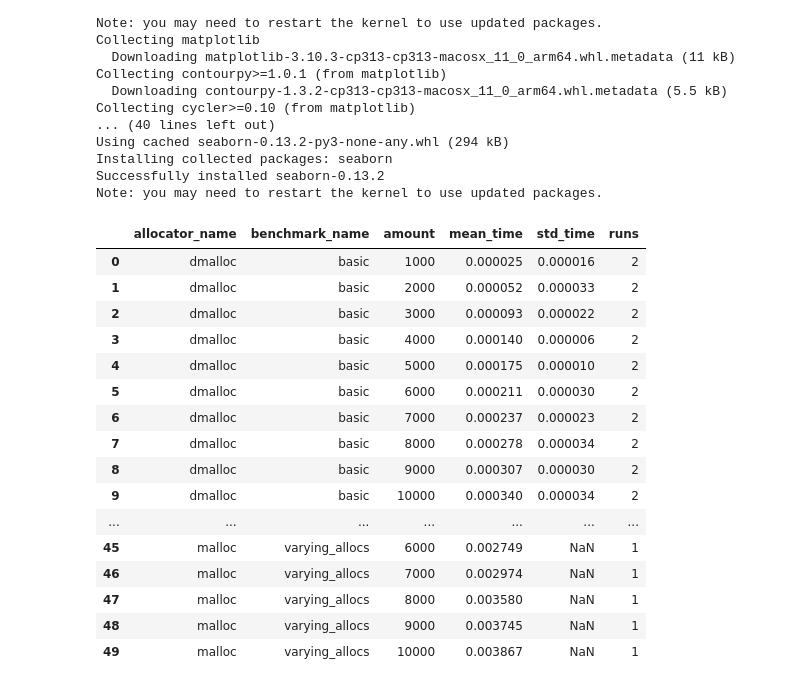
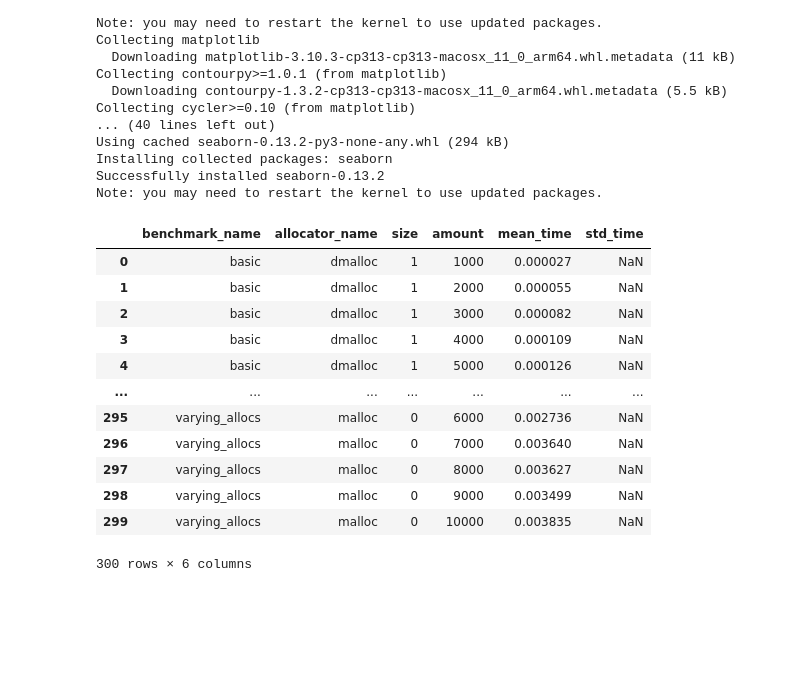
Before and after one commit to MichaelDuPlessis/dmalloc, a Jupyter notebook: notebooks/sol.ipynb, the cells around one changed output. Cells and saved outputs as stored; diff of their text form; code cells hidden in the pictures; blank space fills up the shorter version.

```diff
--- a/notebooks/sol.ipynb
+++ b/notebooks/sol.ipynb
@@ -27,35 +27,32 @@ import matplotlib.pyplot as plt
 import seaborn as sns
 # %%
 files = glob.glob("../results/*.csv")
+df = pd.concat([pd.read_csv(f) for f in files], ignore_index=True)
 
-dfs = [pd.read_csv(file) for file in files]
-df = pd.concat(dfs, ignore_index=True)
+# Convert size to int if not already
+df["size"] = df["size"].astype(int)
 
-summary = df.groupby(["allocator_name", "benchmark_name", "amount"]).agg(
+# Aggregate: get mean and std
+summary = df.groupby(["benchmark_name", "allocator_name", "size", "amount"]).agg(
     mean_time=("total_time", "mean"),
-    std_time=("total_time", "std"),
-    runs=("total_time", "count")
+    std_time=("total_time", "std")
 ).reset_index()
 
 summary
 # %% [output]
-|  | allocator_name | benchmark_name | amount | mean_time | std_time | runs |
-| 0 | dmalloc | basic | 1000 | 0.000025 | 0.000016 | 2 |
-| 1 | dmalloc | basic | 2000 | 0.000052 | 0.000033 | 2 |
-| 2 | dmalloc | basic | 3000 | 0.000093 | 0.000022 | 2 |
-| 3 | dmalloc | basic | 4000 | 0.000140 | 0.000006 | 2 |
-| 4 | dmalloc | basic | 5000 | 0.000175 | 0.000010 | 2 |
-| 5 | dmalloc | basic | 6000 | 0.000211 | 0.000030 | 2 |
-| 6 | dmalloc | basic | 7000 | 0.000237 | 0.000023 | 2 |
-| 7 | dmalloc | basic | 8000 | 0.000278 | 0.000034 | 2 |
-| 8 | dmalloc | basic | 9000 | 0.000307 | 0.000030 | 2 |
-| 9 | dmalloc | basic | 10000 | 0.000340 | 0.000034 | 2 |
+|  | benchmark_name | allocator_name | size | amount | mean_time | std_time |
+| 0 | basic | dmalloc | 1 | 1000 | 0.000027 | NaN |
+| 1 | basic | dmalloc | 1 | 2000 | 0.000055 | NaN |
+| 2 | basic | dmalloc | 1 | 3000 | 0.000082 | NaN |
+| 3 | basic | dmalloc | 1 | 4000 | 0.000109 | NaN |
+| 4 | basic | dmalloc | 1 | 5000 | 0.000126 | NaN |
 | ... | ... | ... | ... | ... | ... | ... |
-| 45 | malloc | varying_allocs | 6000 | 0.002749 | NaN | 1 |
-| 46 | malloc | varying_allocs | 7000 | 0.002974 | NaN | 1 |
-| 47 | malloc | varying_allocs | 8000 | 0.003580 | NaN | 1 |
-| 48 | malloc | varying_allocs | 9000 | 0.003745 | NaN | 1 |
-| 49 | malloc | varying_allocs | 10000 | 0.003867 | NaN | 1 |
+| 295 | varying_allocs | malloc | 0 | 6000 | 0.002736 | NaN |
+| 296 | varying_allocs | malloc | 0 | 7000 | 0.003640 | NaN |
+| 297 | varying_allocs | malloc | 0 | 8000 | 0.003627 | NaN |
+| 298 | varying_allocs | malloc | 0 | 9000 | 0.003499 | NaN |
+| 299 | varying_allocs | malloc | 0 | 10000 | 0.003835 | NaN |
+300 rows × 6 columns
 # %%
 sns.set_theme(style="whitegrid")
 
```
Also changed, not shown: parts of 1 cell of this notebook, 8 other files.
